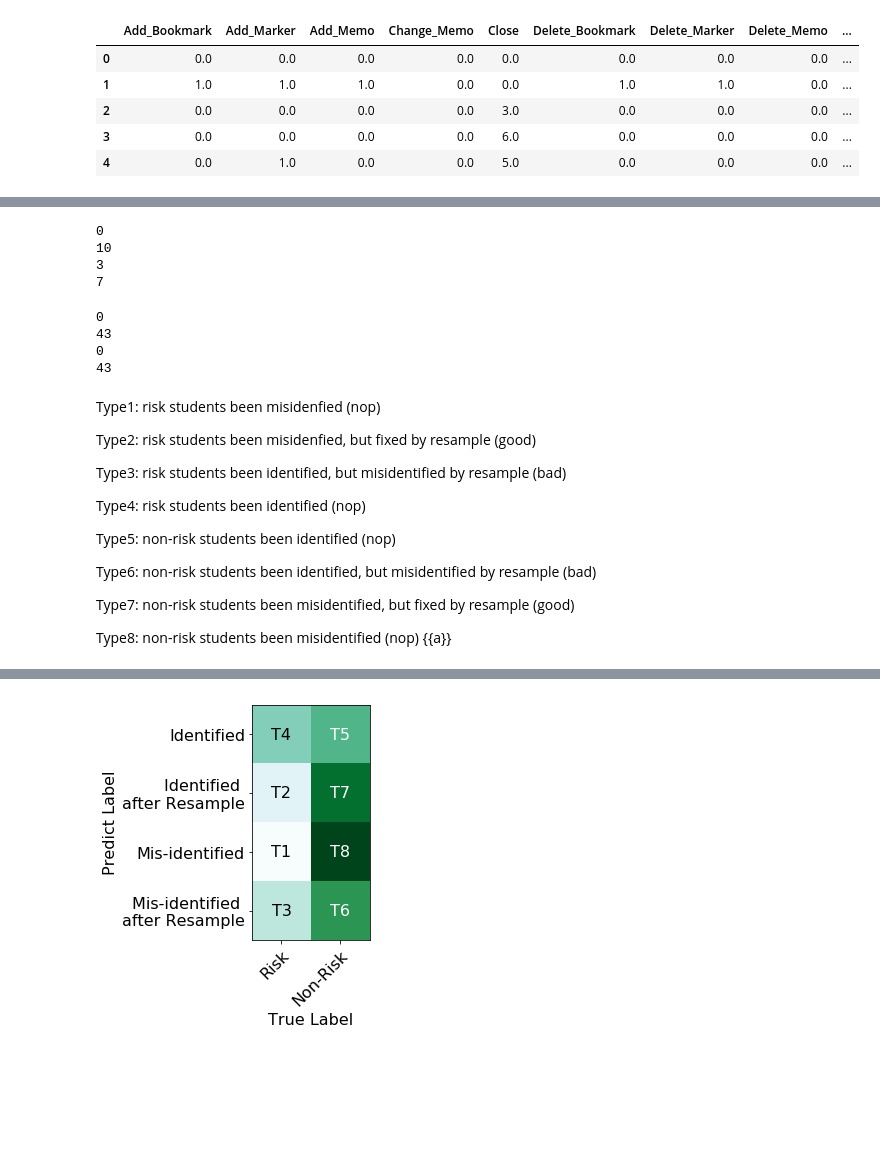
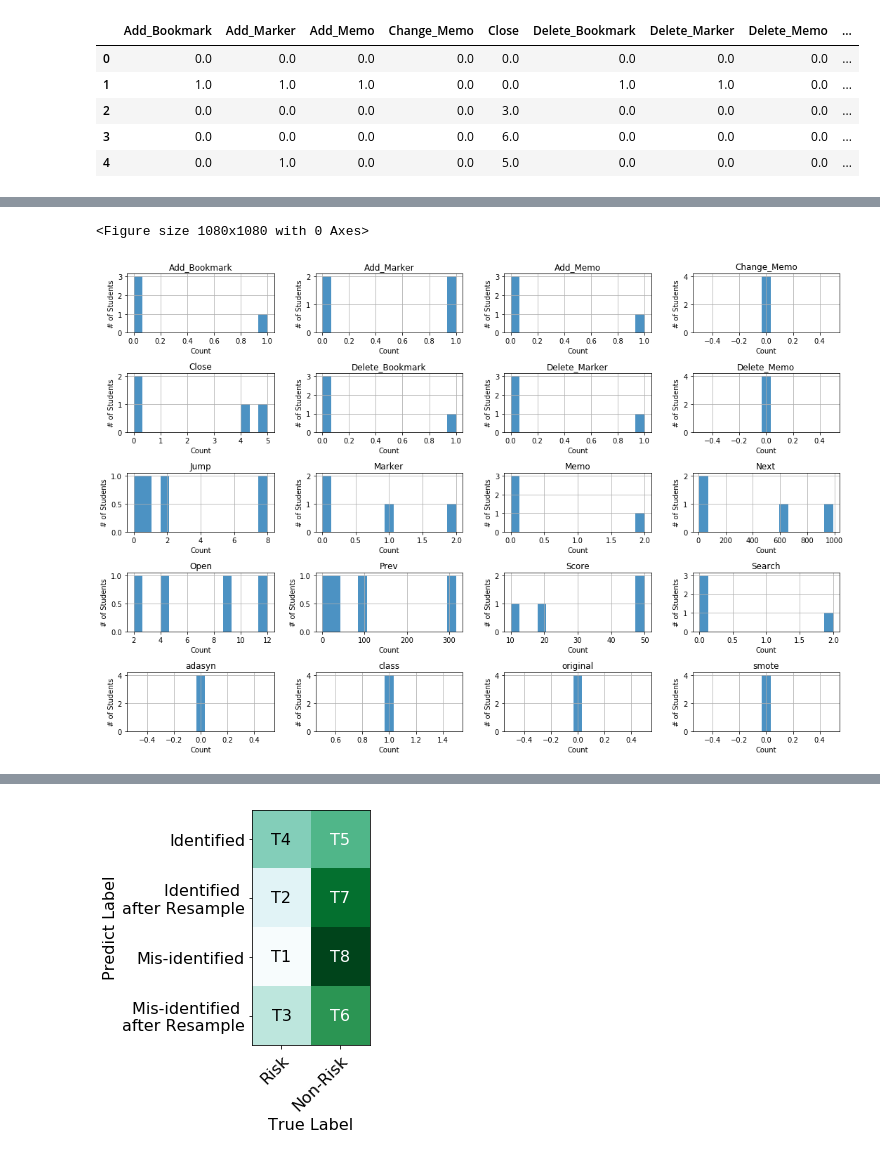
Before and after one commit to owen198/kslab, a Jupyter notebook: ds_comparision/ROC Curve - KU1.ipynb, the cells around one changed output, grey strips where cells are left out. Cells and saved outputs as stored; diff of their text form; code cells hidden in the pictures; blank space fills up the shorter version.

```diff
--- a/ds_comparision/ROC Curve - KU1.ipynb
+++ b/ds_comparision/ROC Curve - KU1.ipynb
@@ -249,3 +251,5 @@ temp_pd = ncu_ets
 temp_pd['original'] = pred_pd_ori
 temp_pd['smote'] = pred_pd_sm
 temp_pd['adasyn'] = pred_pd_ada
+
+best_resampler = 'smote'
@@ -305,58 +302,15 @@ temp_pd['adasyn'] = pred_pd_ada
 # %%
-# plt.figure(figsize=(15, 15))
-# ax = smote_pd.hist(alpha=0.8, bins=15, figsize=(15, 10))
+plt.figure(figsize=(15, 15))
+ax = smote_pd.hist(alpha=0.8, bins=15, figsize=(15, 10))
 
-# for array in ax:
-#     for subplot in array:
-#         subplot.set_ylabel('# of Students')
-#         subplot.set_xlabel('Count')
+for array in ax:
+    for subplot in array:
+        subplot.set_ylabel('# of Students')
+        subplot.set_xlabel('Count')
 
-# plt.tight_layout()
-# image_name = './images/' + datasets + '_' + 'fc_smote' + '.png'
-# plt.savefig(image_name, dpi=300)
+plt.tight_layout()
+image_name = './images/' + datasets + '_' + 'fc_smote' + '.png'
+plt.savefig(image_name, dpi=300)
+# %% [output]
+<Figure size 1080x1080 with 0 Axes>
+[figure, added]
-# %%
-#print(len(temp_pd.ix[(temp_pd['class']==True) & (temp_pd['original'] == 0.0) & (temp_pd['smote'] == 0.0)]))
-#print(len(temp_pd.ix[(temp_pd['class']==True) & (temp_pd['original'] == 0.0) & (temp_pd['smote'] == 1.0)]))
-#print(len(temp_pd.ix[(temp_pd['class']==True) & (temp_pd['original'] == 1.0) & (temp_pd['smote'] == 0.0)]))
-#print(len(temp_pd.ix[(temp_pd['class']==True) & (temp_pd['original'] == 1.0) & (temp_pd['smote'] == 1.0)]))
-
-print(len(temp_pd.ix[(temp_pd['class']==True) & (temp_pd['original'] == 1.0)]))
-print(len(temp_pd.ix[(temp_pd['class']==True) & (temp_pd['original'] == 0.0)]))
-print(len(temp_pd.ix[(temp_pd['class']==True) & (temp_pd['adasyn'] == 1.0)]))
-print(len(temp_pd.ix[(temp_pd['class']==True) & (temp_pd['adasyn'] == 0.0)]))
-# %% [output]
-0
-10
-3
-7
-# %%
-#print(len(temp_pd.ix[(temp_pd['class']==False) & (temp_pd['original'] == 0.0) & (temp_pd['smote'] == 0.0)]))
-#print(len(temp_pd.ix[(temp_pd['class']==False) & (temp_pd['original'] == 0.0) & (temp_pd['smote'] == 1.0)]))
-#print(len(temp_pd.ix[(temp_pd['class']==False) & (temp_pd['original'] == 1.0) & (temp_pd['smote'] == 0.0)]))
-#print(len(temp_pd.ix[(temp_pd['class']==False) & (temp_pd['original'] == 1.0) & (temp_pd['smote'] == 1.0)]))
-
-print(len(temp_pd.ix[(temp_pd['class']==False) & (temp_pd['original'] == 1.0) ]))
-print(len(temp_pd.ix[(temp_pd['class']==False) & (temp_pd['original'] == 0.0) ]))
-print(len(temp_pd.ix[(temp_pd['class']==False) & (temp_pd['adasyn'] == 1.0) ]))
-print(len(temp_pd.ix[(temp_pd['class']==False) & (temp_pd['adasyn'] == 0.0) ]))
-# %% [output]
-0
-43
-0
-43
-# %% [markdown]
-Type1: risk students been misidenfied (nop)
-
-Type2: risk students been misidenfied, but fixed by resample (good)
-
-Type3: risk students been identified, but misidentified by resample (bad)
-
-Type4: risk students been identified (nop)
-
-Type5: non-risk students been identified (nop)
-
-Type6: non-risk students been identified, but misidentified by resample (bad)
-
-Type7: non-risk students been misidentified, but fixed by resample (good)
-
-Type8: non-risk students been misidentified (nop) {{a}}
```
Also changed, not shown: parts of 23 cells of this notebook, 48 other files.
